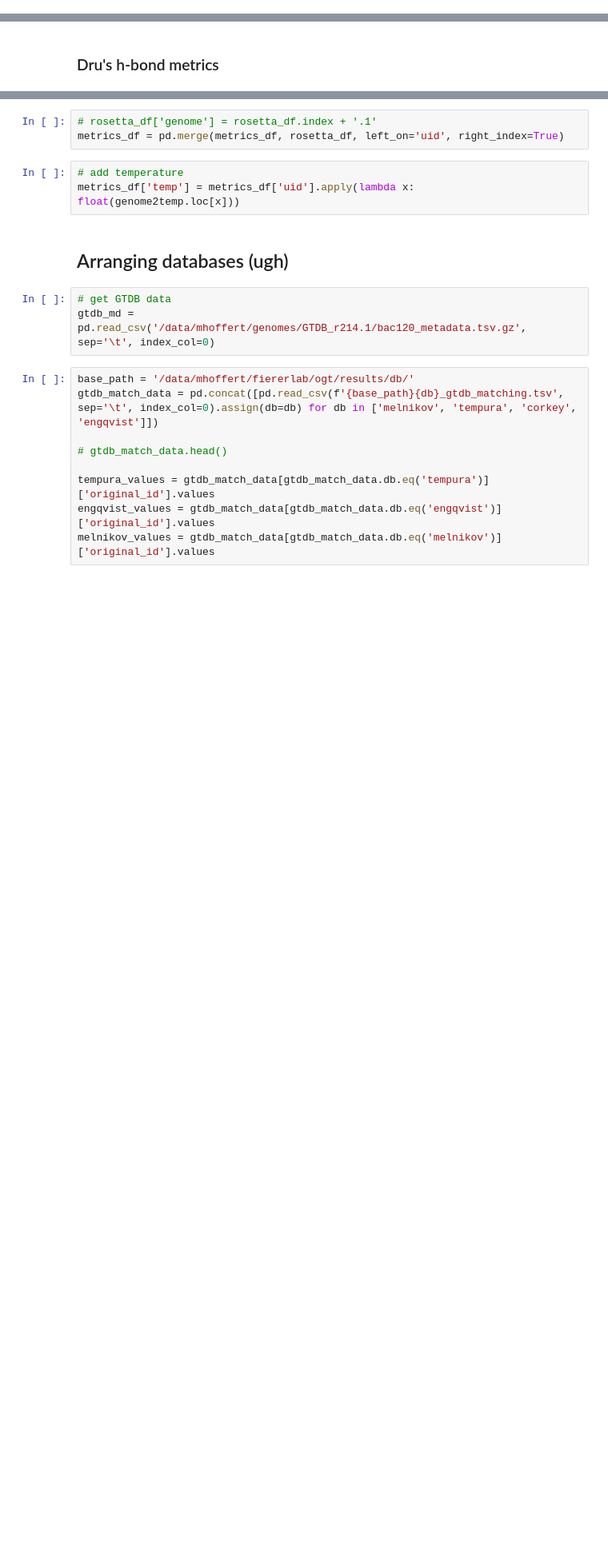
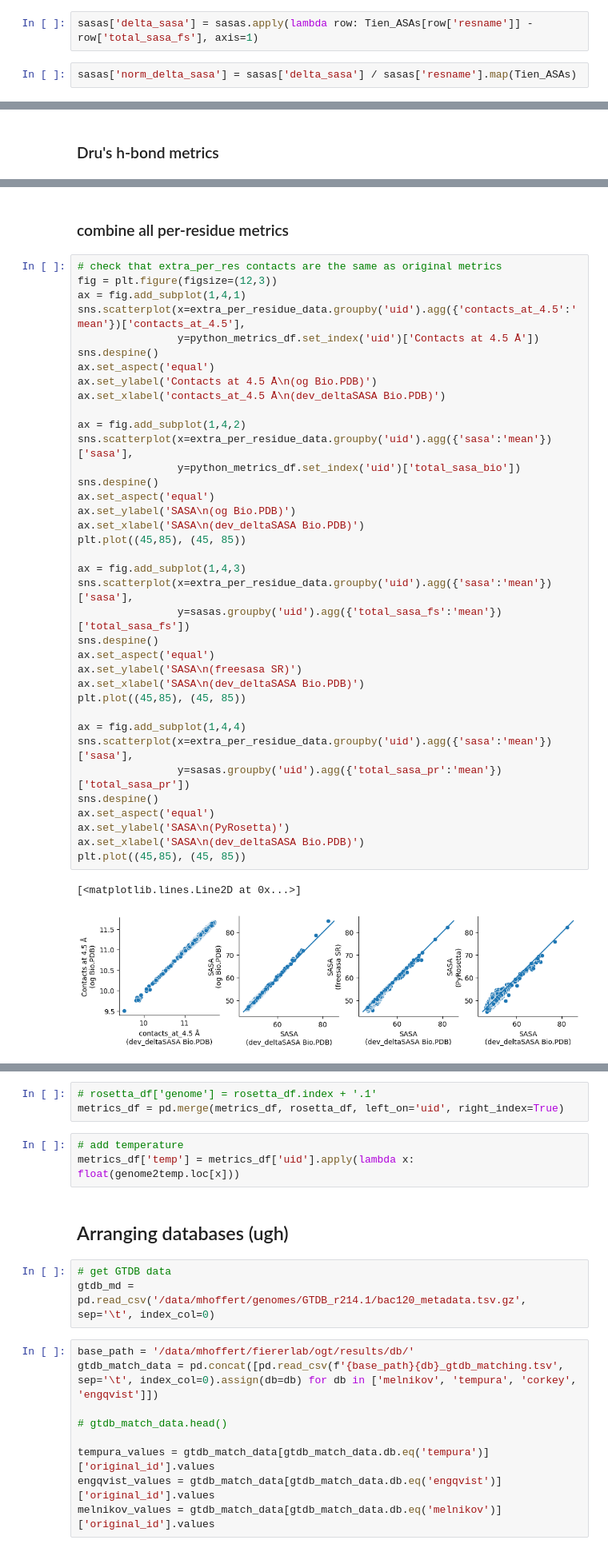
Before and after one commit to realmichaelhoffert/adenylate_kinase_ogt, a Jupyter notebook: notebooks/01_compile_data.ipynb, the cells around one changed output, grey strips where cells are left out. Shown at 80% size. Cells and saved outputs as stored; diff of their text form; blank space fills up the shorter version.

Commit message:
checkpoint for completed per-residue metrics calculation

```diff
--- a/notebooks/01_compile_data.ipynb
+++ b/notebooks/01_compile_data.ipynb
@@ -215,0 +250,4 @@ sasas['uid'] = sasas['pdb'].apply(lambda x: x.split('/')[-1].split('_A')[0])
+# %%
+sasas['delta_sasa'] = sasas.apply(lambda row: Tien_ASAs[row['resname']] - row['total_sasa_fs'], axis=1)
+# %%
+sasas['norm_delta_sasa'] = sasas['delta_sasa'] / sasas['resname'].map(Tien_ASAs)
@@ -244,0 +302,42 @@ extra_per_residue_data.head()
+# %% [markdown]
+### combine all per-residue metrics
+# %%
+# check that extra_per_res contacts are the same as original metrics
+fig = plt.figure(figsize=(12,3))
+ax = fig.add_subplot(1,4,1)
+sns.scatterplot(x=extra_per_residue_data.groupby('uid').agg({'contacts_at_4.5':'mean'})['contacts_at_4.5'],
+                y=python_metrics_df.set_index('uid')['Contacts at 4.5 Å'])
+sns.despine()
+ax.set_aspect('equal')
+ax.set_ylabel('Contacts at 4.5 Å\n(og Bio.PDB)')
+ax.set_xlabel('contacts_at_4.5 Å\n(dev_deltaSASA Bio.PDB)')
+
+ax = fig.add_subplot(1,4,2)
+sns.scatterplot(x=extra_per_residue_data.groupby('uid').agg({'sasa':'mean'})['sasa'],
+                y=python_metrics_df.set_index('uid')['total_sasa_bio'])
+sns.despine()
+ax.set_aspect('equal')
+ax.set_ylabel('SASA\n(og Bio.PDB)')
+ax.set_xlabel('SASA\n(dev_deltaSASA Bio.PDB)')
+plt.plot((45,85), (45, 85))
+
+ax = fig.add_subplot(1,4,3)
+sns.scatterplot(x=extra_per_residue_data.groupby('uid').agg({'sasa':'mean'})['sasa'],
+                y=sasas.groupby('uid').agg({'total_sasa_fs':'mean'})['total_sasa_fs'])
+sns.despine()
+ax.set_aspect('equal')
+ax.set_ylabel('SASA\n(freesasa SR)')
+ax.set_xlabel('SASA\n(dev_deltaSASA Bio.PDB)')
+plt.plot((45,85), (45, 85))
+
+ax = fig.add_subplot(1,4,4)
+sns.scatterplot(x=extra_per_residue_data.groupby('uid').agg({'sasa':'mean'})['sasa'],
+                y=sasas.groupby('uid').agg({'total_sasa_pr':'mean'})['total_sasa_pr'])
+sns.despine()
+ax.set_aspect('equal')
+ax.set_ylabel('SASA\n(PyRosetta)')
+ax.set_xlabel('SASA\n(dev_deltaSASA Bio.PDB)')
+plt.plot((45,85), (45, 85))
+# %% [output]
+[<matplotlib.lines.Line2D at 0x...>]
+[figure, added]
```
Also changed, not shown: parts of 21 cells of this notebook.
